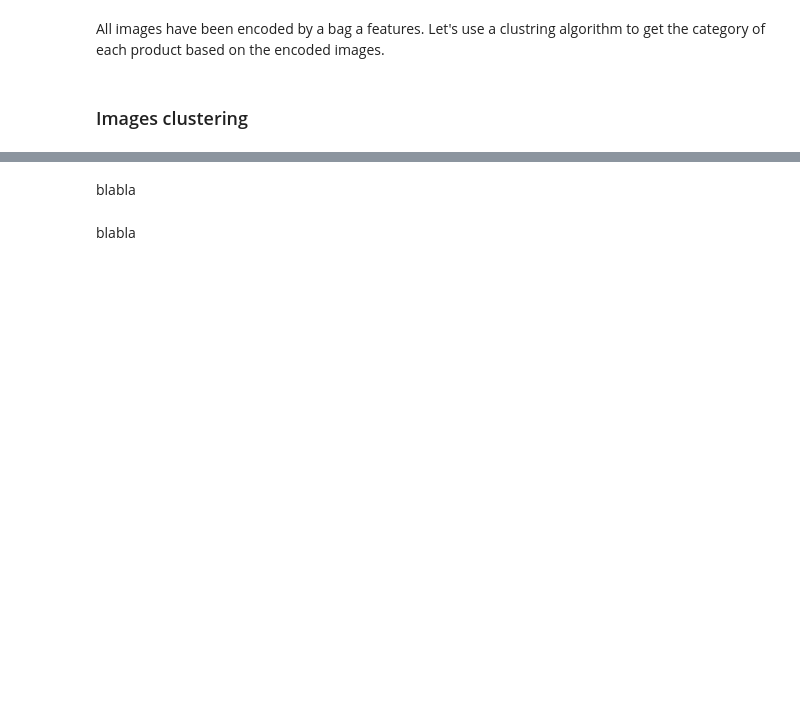
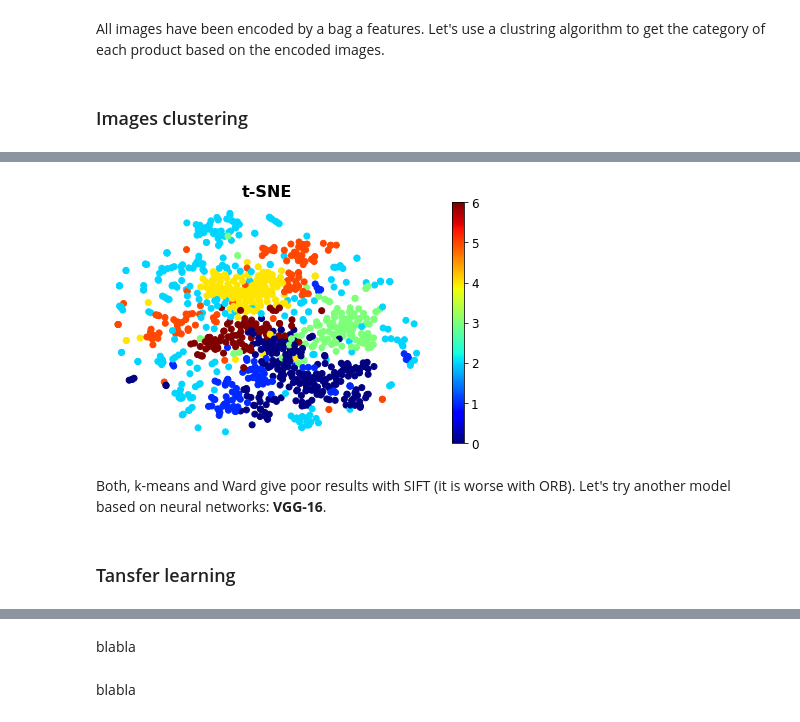
Before and after one commit to Pierre-Eloi/OC_DS_Project6, a Jupyter notebook: automatic_classification.ipynb, the cells around one changed output, grey strips where cells are left out. Drawn from its saved outputs; the diff is of its cells as text; code cells hidden in the pictures; blank space fills up the shorter version.

```diff
--- a/automatic_classification.ipynb
+++ b/automatic_classification.ipynb
@@ -1073,0 +1215,8 @@ All images have been encoded by a bag a features. Let's use a clustring algorith
+# %%
+# Train the ward model
+ward_bof = ward_model(X_bof, 7)
+labels_ward_bof = ward_bof.fit(X_bof).labels_
+# Assign each cluster with a category
+dic_ward_bof = assign_cluster(labels_ward_bof)
+# Get the confusion matrix
+confusion_matrix_tuned(dic_ward_bof, labels_ward_bof)
@@ -1073,0 +1235,18 @@ All images have been encoded by a bag a features. Let's use a clustring algorith
+# %%
+# Train the t-SNE
+tsne = TSNE(n_components=2, random_state=42, perplexity=50)
+X_tsne = tsne.fit_transform(X_bof)
+
+# Plot results
+plt.scatter(X_tsne[:, 0], X_tsne[:, 1], c=labels_ward_bof, cmap="jet")
+plt.axis('off')
+plt.colorbar()
+plt.title("t-SNE")
+save_fig("t-SNE_plot")
+plt.show()
+# %% [output]
+[figure, added]
+# %% [markdown]
+Both, k-means and Ward give poor results with SIFT (it is worse with ORB). Let's try another model based on neural networks: **VGG-16**.
+# %% [markdown]
+### Tansfer learning
```
Also changed, not shown: parts of 55 cells of this notebook.
